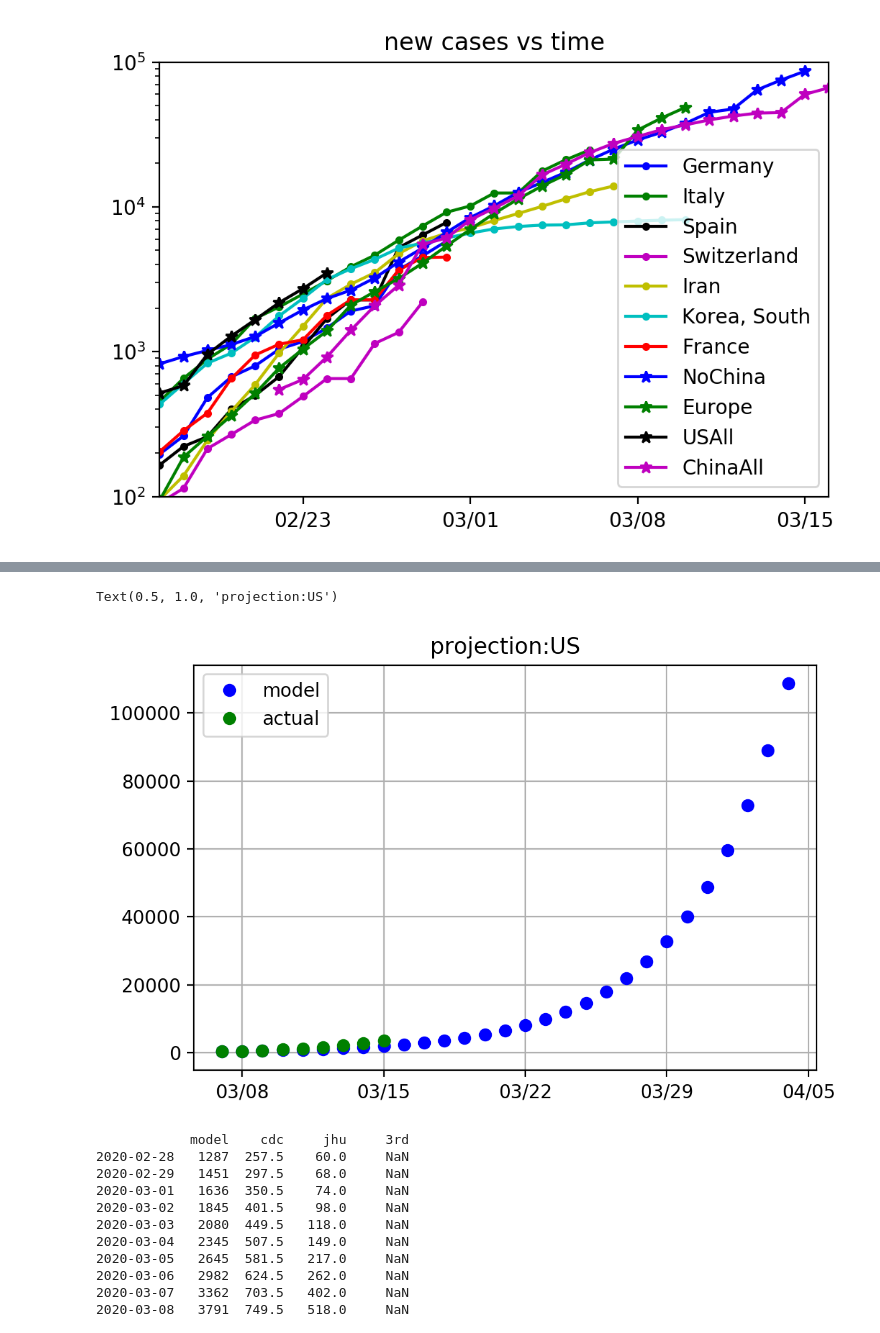
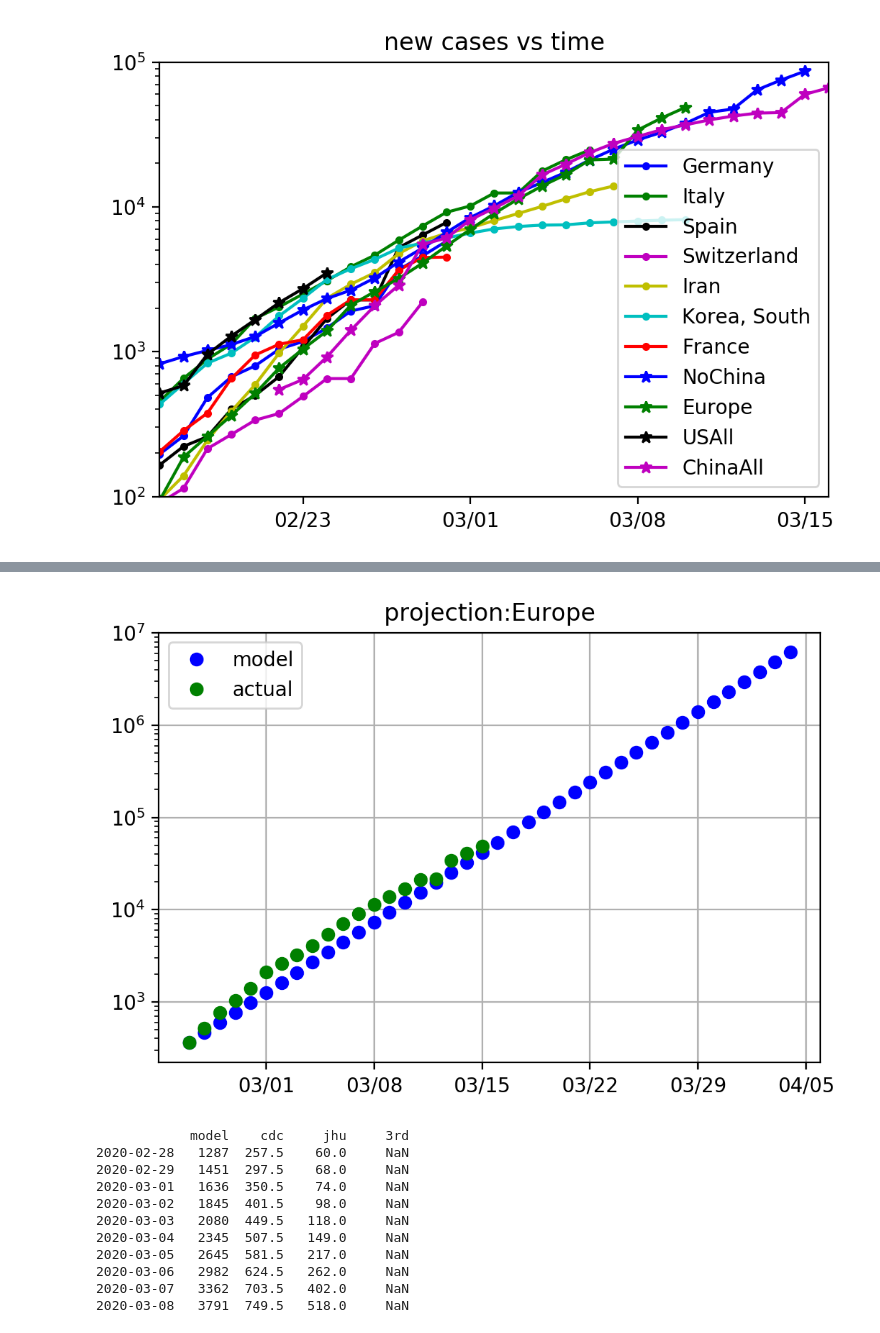
Before and after one commit to raysalem/sars-cov-19, a Jupyter notebook: cov-19.ipynb, the cells around one changed output, grey strips where cells are left out. Cells and saved outputs as stored; diff of their text form; code cells hidden in the pictures.

```diff
--- a/cov-19.ipynb
+++ b/cov-19.ipynb
@@ -471,12 +492,12 @@ ax.set_title("new cases vs time");
 # %%
 # try to predict the 'US' covid-19 number of illness, will adapt the rate, note this will only reflect
 # the positive exponent of the logistic curver (at the inflection points switchs from exponential to logarithmic)
-
+# https://en.wikipedia.org/wiki/Generalised_logistic_function
 # assuming a groth rate of 10%
 #where will the us be
 #start date
-rate      = .20
-ctr       = "US"
+rate      = .25
+ctr       = "Europe"
 caseMin   = 300
 TN        = 21     # number of intervals after today
 
@@ -516,4 +537,6 @@ ax.grid()
 ax.xaxis.set_major_formatter(myFmt)
 ax.legend()
 ax.set_title("projection:%s"%ctr)
+#ax.set_ylim(0, 50000)
+plt.yscale('log')
 # %% [output]
@@ -521,5 +544,4 @@ ax.set_title("projection:%s"%ctr)
-Text(0.5, 1.0, 'projection:US')
-[figure, old version]
+[figure, new version]
 # %%
  #try to predict the 'US' covid-19 number of illness, will adapt the rate, note this will only reflect
 # the positive exponent of the logistic curver (at the inflection points switchs from exponential to logarithmic)
```
Also changed, not shown: parts of 5 cells of this notebook.
